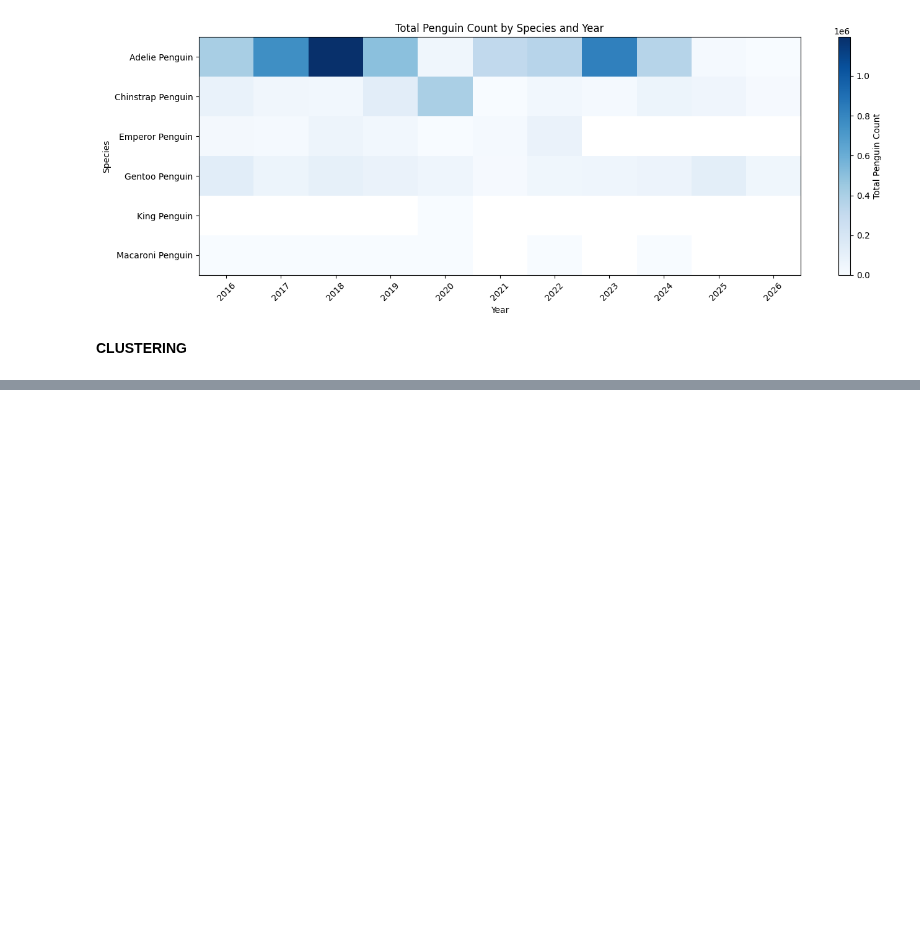
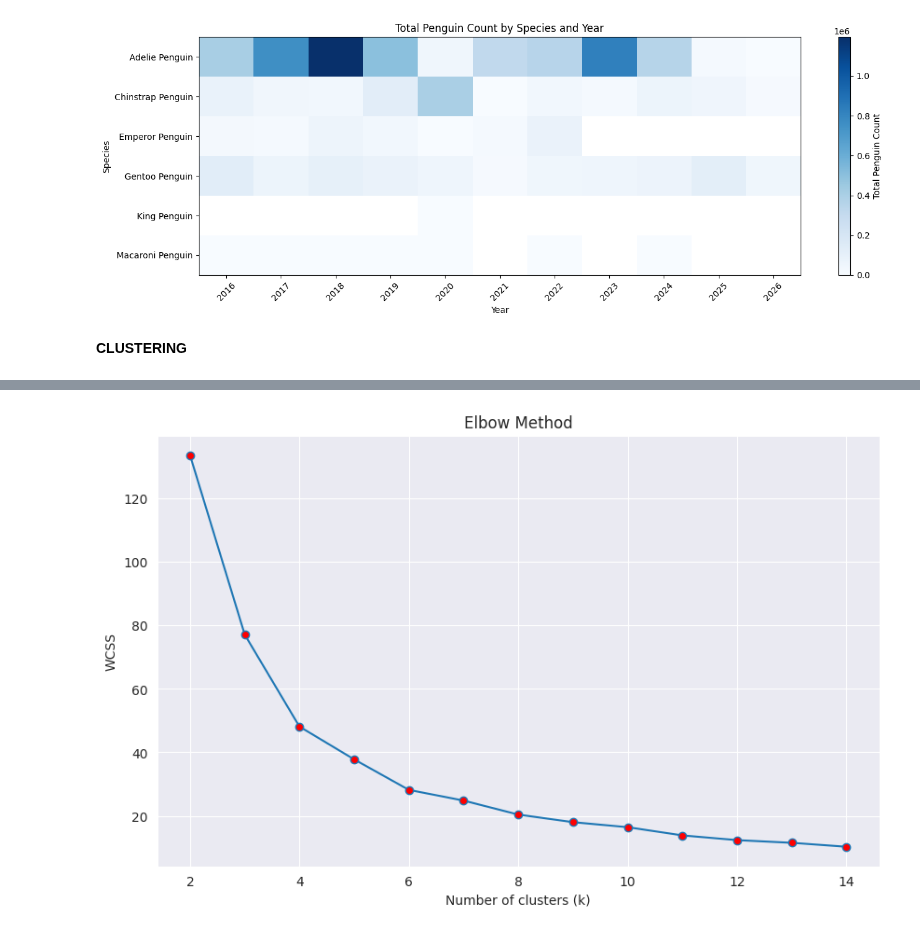
Before and after one commit to lktran1105/lktran1105.github.io, a Jupyter notebook: MLDS_project.ipynb, the cells around one changed output, grey strips where cells are left out. Cells and saved outputs as stored; diff of their text form; code cells hidden in the pictures; blank space fills up the shorter version.

```diff
--- a/MLDS_project.ipynb
+++ b/MLDS_project.ipynb
@@ -489,4 +495,5 @@ plt.show()
 # %%
 #Data Preparation for Clustering
 
-clean_data = pd.read_csv("/content/Penguin data.csv", index_col = 0)
+clean_data = pd.read_csv("/content/clean_penguin_data.csv")
+clean_data.head()
@@ -492,0 +526,15 @@ clean_data = pd.read_csv("/content/Penguin data.csv", index_col = 0)
+# %%
+#group by colony, calculating the size and variability of each colony
+#drop the colony with so few measurements (fewer than 3), so variability = NaN
+
+clean_data['log_count'] = np.log1p(clean_data['penguin_count'])
+
+colony = clean_data.groupby('colony').agg(
+    level=('log_count', 'mean'),
+    variability=('log_count', 'std'),
+    n_obs=('log_count', 'size'),
+).reset_index()
+
+colony_df = colony[colony['n_obs'] >= 3]   # drop colonies with too few counts
+colony_df.dropna(inplace=True) #drop rows with NaN value
+colony_df
@@ -492,0 +559,6 @@ clean_data = pd.read_csv("/content/Penguin data.csv", index_col = 0)
+# %%
+#choose the features for clustering
+cluster_feature = ['level', 'variability']
+colony_cluster_df = colony_df[cluster_feature]
+
+colony_cluster_df
@@ -492,0 +579,22 @@ clean_data = pd.read_csv("/content/Penguin data.csv", index_col = 0)
+# %%
+#scale
+scaler = StandardScaler()
+colony_df_scaled = scaler.fit_transform(colony_cluster_df)
+# %%
+#finding which k for k-means clustering using Elbow method
+inertia_score = []
+for i in range(2,15):
+  km = KMeans(n_clusters=i, random_state=42)
+  km.fit(colony_df_scaled)
+  inertia_score.append(km.inertia_)
+
+#Plot the WCSS
+plt.figure(figsize=(10,6))
+sns.set_style('darkgrid')
+plt.plot(range(2,15), inertia_score, marker = 'o', markerfacecolor='r')
+plt.title('Elbow Method')
+plt.xlabel('Number of clusters (k)')
+plt.ylabel('WCSS')
+plt.show()
+# %% [output]
+[figure, added]
```
Also changed, not shown: parts of 18 cells of this notebook.
